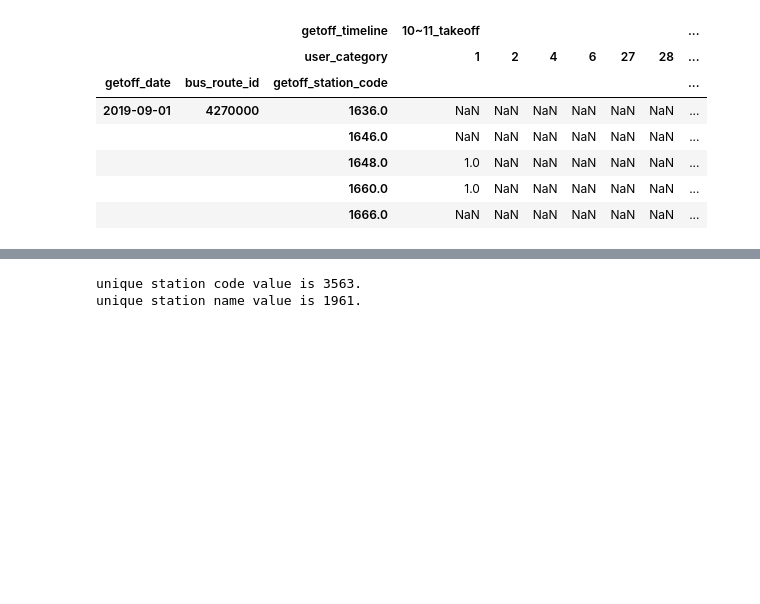
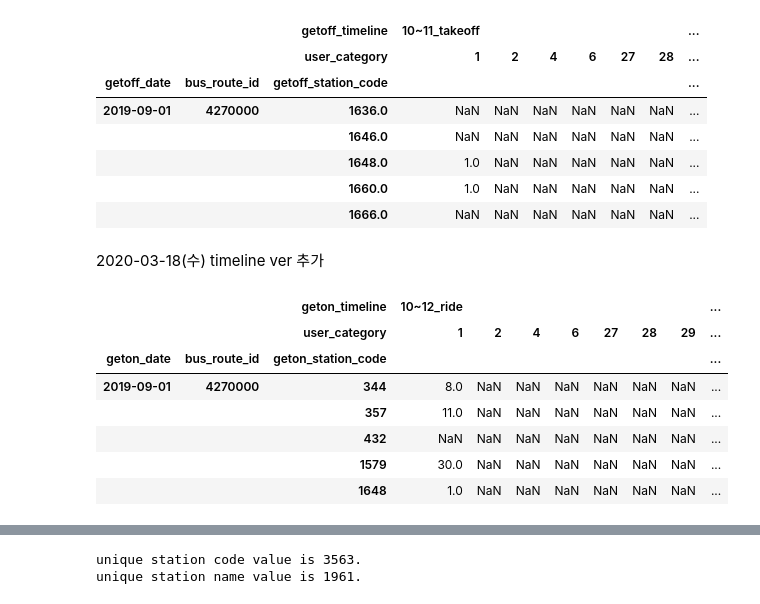
Before and after one commit to JerryKwon/Dacon_Supporters_1st, a Jupyter notebook: submissions/1st_week/[데이콘 서포터즈 1기_권영인] How much heck the bus is in jeju than seoul_1st week.ipynb, the cells around one changed output, grey strips where cells are left out. Cells and saved outputs as stored; diff of their text form; code cells hidden in the pictures; blank space fills up the shorter version.

```diff
--- a/submissions/1st_week/[데이콘 서포터즈 1기_권영인] How much heck the bus is in jeju than seoul_1st week.ipynb
+++ b/submissions/1st_week/[데이콘 서포터즈 1기_권영인] How much heck the bus is in jeju than seoul_1st week.ipynb
@@ -1187,3 +1201,5 @@ df_train.head()
 | 4 | 4 | 2019-09-01 | 4270000 | 시내 | 1646 | 중문관광단지입구 | 33.25579 | 126.41260 | 0.0 | ... |
 # %%
 df_bus_bts_geton.head()
+
+df_bus_bts_geton2 = df_bus_bts_geton.copy()
@@ -1292 +1358,16 @@ df_bus_bts_getoff_rider_by_timeline = df_bus_bts_getoff_rider_by_timeline.loc[:,
+# %%
+df_bus_bts_geton2["geton_timeline"] = df_bus_bts_geton2.geton_time.apply(lambda x:time_converter2(x,True))
+df_bus_bts_getoff2.loc[~df_bus_bts_getoff2.getoff_time.isnull(),"getoff_timeline"] = df_bus_bts_getoff2.loc[~df_bus_bts_getoff2.getoff_time.isnull()].getoff_time.apply(lambda x:time_converter2(x,False))
+
+df_bus_bts_geton2_rider_by_timeline = pd.pivot_table(data=df_bus_bts_geton2,index=list_df_bus_bts_geton_index_col,columns="geton_timeline",values="user_count",aggfunc=np.sum)
+list_reorder_column = [ '6~8_ride',
+       '8~10_ride','10~12_ride']
+df_bus_bts_geton2_rider_by_timeline = df_bus_bts_geton2_rider_by_timeline.loc[:,list_reorder_column]
+
+df_bus_bts_getoff2_rider_by_timeline = pd.pivot_table(data=df_bus_bts_getoff2,index=list_df_bus_bts_getoff_index_col,columns="getoff_timeline",values="user_count",aggfunc=np.sum)
+#reorder column
+list_reorder_column = [ '6~8_takeoff',
+       '8~10_takeoff','10~12_takeoff', '12~14_takeoff',
+       '14~16_takeoff']
+df_bus_bts_getoff2_rider_by_timeline = df_bus_bts_getoff2_rider_by_timeline.loc[:, list_reorder_column]
 # %% [markdown]
@@ -1348,3 +1427,19 @@ df_bus_bts_getoff_cat_people.head()
 |  |  | 1648.0 | 1.0 | NaN | NaN | NaN | NaN | NaN | ... |
 |  |  | 1660.0 | 1.0 | NaN | NaN | NaN | NaN | NaN | ... |
 |  |  | 1666.0 | NaN | NaN | NaN | NaN | NaN | NaN | ... |
+# %% [markdown]
+2020-03-18(수) timeline ver 추가
+# %%
+df_bus_bts_geton2_cat_people = pd.pivot_table(data=df_bus_bts_geton2, index=["geton_date","bus_route_id","geton_station_code"],columns=["geton_timeline","user_category"], values="user_count",aggfunc=np.sum)
+df_bus_bts_getoff2_cat_people = pd.pivot_table(data=df_bus_bts_getoff2, index=["getoff_date","bus_route_id","getoff_station_code"],columns=["getoff_timeline","user_category"], values="user_count",aggfunc=np.sum)
+# %%
+df_bus_bts_geton2_cat_people.head()
+# %% [output]
+|  |  | geton_timeline | 10~12_ride |  |  |  |  |  |  | ... |
+|  |  | user_category | 1 | 2 | 4 | 6 | 27 | 28 | 29 | ... |
+| geton_date | bus_route_id | geton_station_code |  |  |  |  |  |  |  | ... |
+| 2019-09-01 | 4270000 | 344 | 8.0 | NaN | NaN | NaN | NaN | NaN | NaN | ... |
+|  |  | 357 | 11.0 | NaN | NaN | NaN | NaN | NaN | NaN | ... |
+|  |  | 432 | NaN | NaN | NaN | NaN | NaN | NaN | NaN | ... |
+|  |  | 1579 | 30.0 | NaN | NaN | NaN | NaN | NaN | NaN | ... |
+|  |  | 1648 | 1.0 | NaN | NaN | NaN | NaN | NaN | NaN | ... |
```
Also changed, not shown: parts of 76 cells of this notebook.
